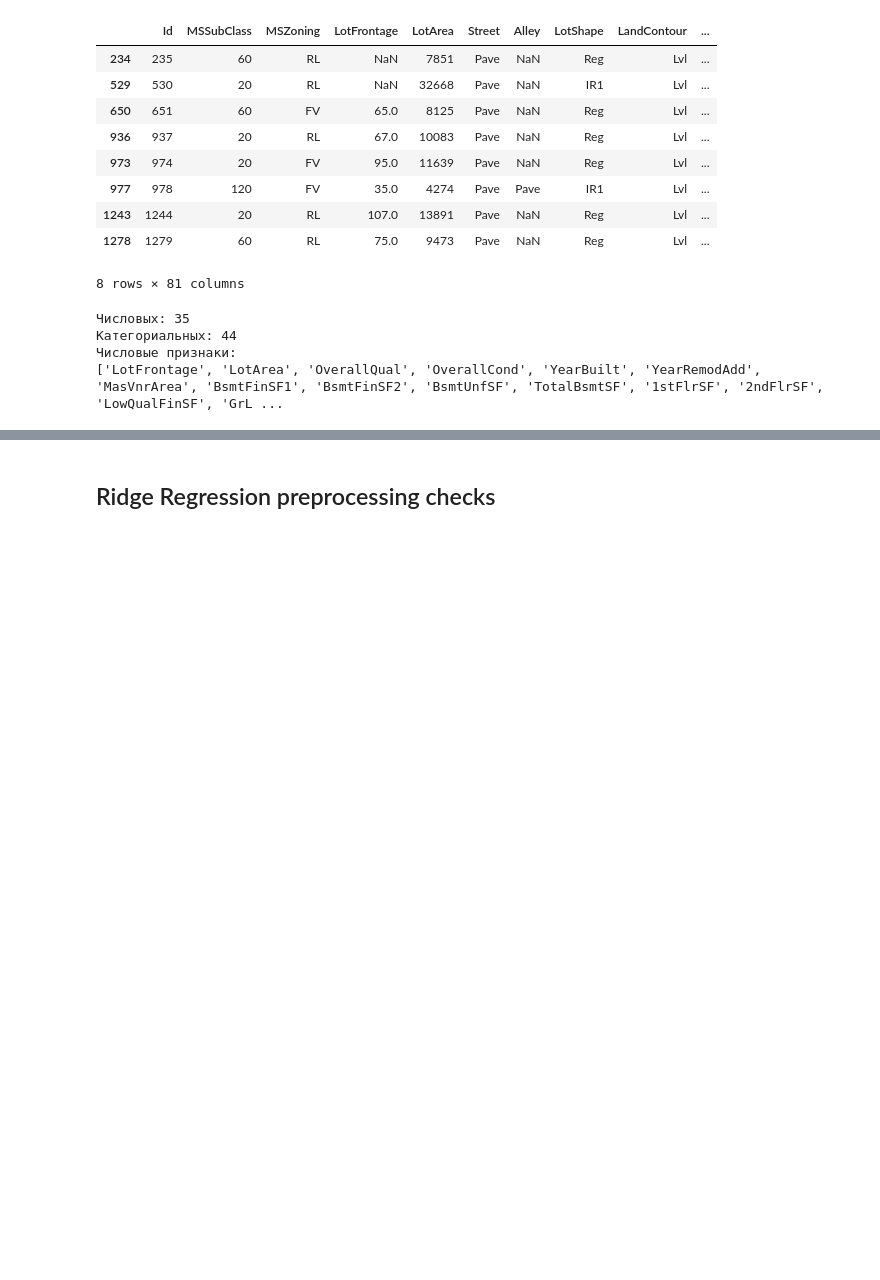
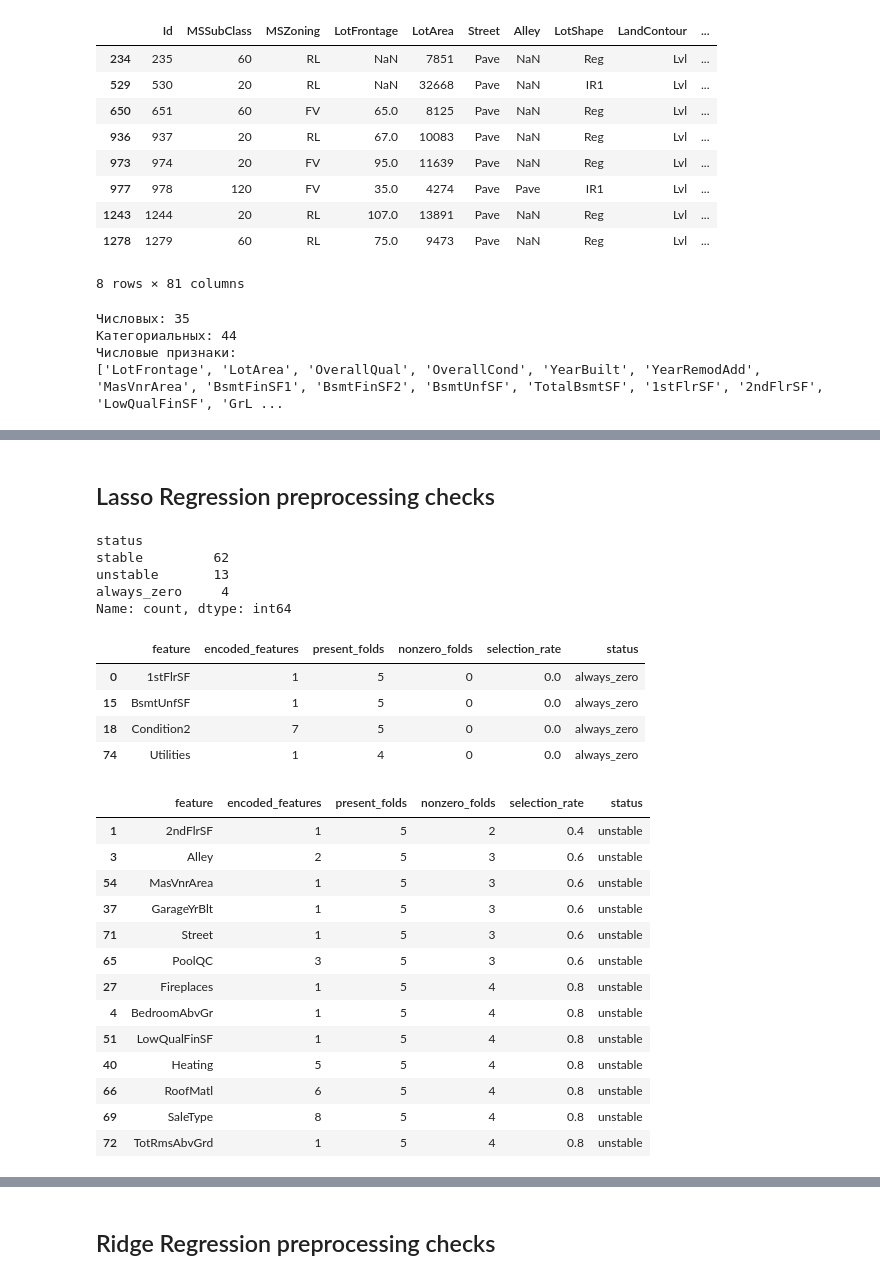
Before and after one commit to AntonUkhabin/House_Prices_Kaggle, a Jupyter notebook: draft.ipynb, the cells around one changed output, grey strips where cells are left out. Saved outputs shown, nothing was run; the diff lists cells and outputs as text; code cells hidden in the pictures; blank space fills up the shorter version.

```diff
--- a/draft.ipynb
+++ b/draft.ipynb
@@ -126,0 +211,2 @@ print(numerical_cols)
+# %% [markdown]
+## Lasso Regression preprocessing checks
@@ -126,0 +260,66 @@ print(numerical_cols)
+# %%
+def extract_original_feature(encoded_name):
+    '''Extract the original feature name from an encoded feature name.'''
+
+    transformer, feature_name = encoded_name.split('__', maxsplit=1)
+
+    if transformer == 'categorical':
+        return feature_name.split('_', maxsplit=1)[0]
+
+    return feature_name
+
+
+original_names = pd.Series(
+    [extract_original_feature(name) for name in coefficients_by_fold.index],
+    index=coefficients_by_fold.index,
+)
+
+original_selected = selected_by_fold.groupby(original_names).any()
+original_present = present_by_fold.groupby(original_names).any()
+
+original_summary = pd.DataFrame({
+    'encoded_features': original_names.value_counts(),
+    'present_folds': original_present.sum(axis=1),
+    'nonzero_folds': original_selected.sum(axis=1),
+})
+
+original_summary['selection_rate'] = original_summary['nonzero_folds'] / original_summary['present_folds']
+original_summary['status'] = np.select(
+    [
+        original_summary['nonzero_folds'].eq(0),
+        original_summary['nonzero_folds'].eq(original_summary['present_folds']),
+    ],
+    ['always_zero', 'stable'],
+    default='unstable',
+)
+
+original_summary = original_summary.rename_axis('feature').reset_index()
+# %%
+display(original_summary['status'].value_counts())
+display(original_summary.query("status == 'always_zero'").sort_values('feature'))
+display(original_summary.query("status == 'unstable'").sort_values('selection_rate'))
+# %% [output]
+status
+stable         62
+unstable       13
+always_zero     4
+Name: count, dtype: int64
+|  | feature | encoded_features | present_folds | nonzero_folds | selection_rate | status |
+| 0 | 1stFlrSF | 1 | 5 | 0 | 0.0 | always_zero |
+| 15 | BsmtUnfSF | 1 | 5 | 0 | 0.0 | always_zero |
+| 18 | Condition2 | 7 | 5 | 0 | 0.0 | always_zero |
+| 74 | Utilities | 1 | 4 | 0 | 0.0 | always_zero |
+|  | feature | encoded_features | present_folds | nonzero_folds | selection_rate | status |
+| 1 | 2ndFlrSF | 1 | 5 | 2 | 0.4 | unstable |
+| 3 | Alley | 2 | 5 | 3 | 0.6 | unstable |
+| 54 | MasVnrArea | 1 | 5 | 3 | 0.6 | unstable |
+| 37 | GarageYrBlt | 1 | 5 | 3 | 0.6 | unstable |
+| 71 | Street | 1 | 5 | 3 | 0.6 | unstable |
+| 65 | PoolQC | 3 | 5 | 3 | 0.6 | unstable |
+| 27 | Fireplaces | 1 | 5 | 4 | 0.8 | unstable |
+| 4 | BedroomAbvGr | 1 | 5 | 4 | 0.8 | unstable |
+| 51 | LowQualFinSF | 1 | 5 | 4 | 0.8 | unstable |
+| 40 | Heating | 5 | 5 | 4 | 0.8 | unstable |
+| 66 | RoofMatl | 6 | 5 | 4 | 0.8 | unstable |
+| 69 | SaleType | 8 | 5 | 4 | 0.8 | unstable |
+| 72 | TotRmsAbvGrd | 1 | 5 | 4 | 0.8 | unstable |
```
Also changed, not shown: parts of 6 cells of this notebook, 4 other files.
